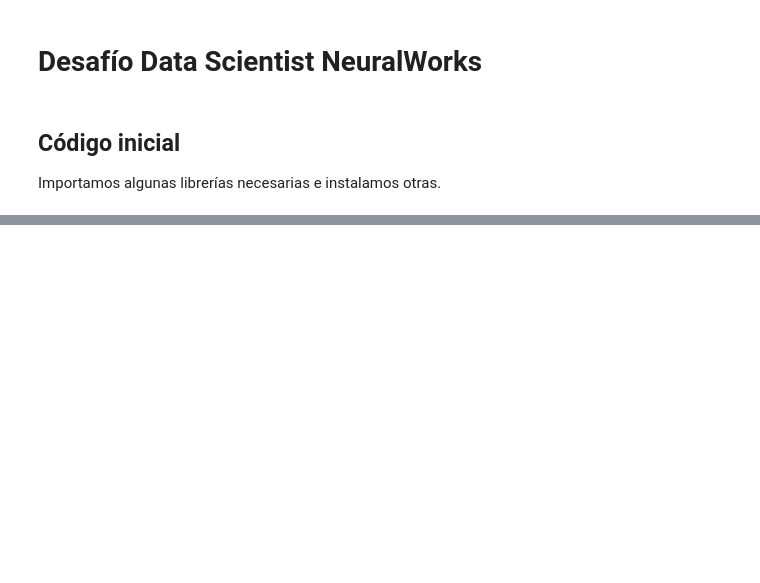
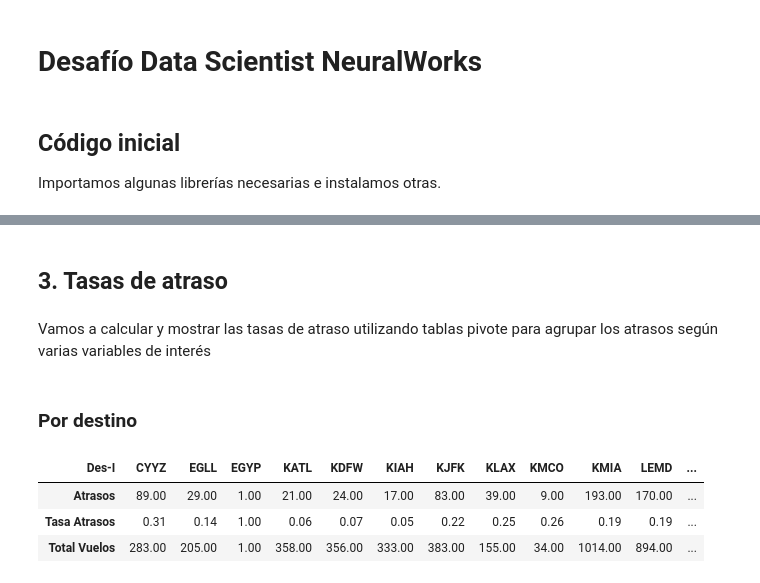
Before and after one commit to miguel-mf/challenge_ds_neuralworks, a Jupyter notebook: Challenge_Vuelos.ipynb, the cells around one changed output, grey strips where cells are left out. Cells and saved outputs as stored; diff of their text form; code cells hidden in the pictures; blank space fills up the shorter version.

```diff
--- a/Challenge_Vuelos.ipynb
+++ b/Challenge_Vuelos.ipynb
@@ -82,7 +88,7 @@ Notamos dos cosas enseguida:
 # %%
-#df['Vlo-I'] = pd.to_numeric(df['Vlo-I'], errors='coerce')
-#df['Vlo-O'] = pd.to_numeric(df['Vlo-O'], errors='coerce')
-#df.dropna(axis=0, inplace=True)
+df['Vlo-I'] = pd.to_numeric(df['Vlo-I'], errors='coerce')
+df['Vlo-O'] = pd.to_numeric(df['Vlo-O'], errors='coerce')
+df.dropna(inplace=True)
 # %%
 profile = ProfileReport(df, title="Profiling Report")
 # %%
@@ -121,0 +135,5 @@ Si bien estas variables no se utilizarán para entrenar un modelo, sí podrían
+# %%
+df['Fecha-O'] = pd.to_datetime(df['Fecha-O'], format='%Y-%m-%d %H:%M:%S', errors='coerce')
+df['Fecha-I'] = pd.to_datetime(df['Fecha-I'], format='%Y-%m-%d %H:%M:%S', errors='coerce')
+#Verificamos si hubo alguna fecha con error
+print(f'Al transformar a formato datetime se encontraron {df["Fecha-O"].isnull().sum()} con error en Fecha-O y {df["Fecha-I"].isnull().sum()} con error en Fecha-I')
@@ -121,0 +144,18 @@ Si bien estas variables no se utilizarán para entrenar un modelo, sí podrían
+# %%
+""" Por claridad podemos recordar que: - Diciembre = 12
+                                       - Febrero = 2
+                                       - Marzo = 3
+                                       - Julio = 7
+                                       - Septiembre = 9
+"""
+
+df['temporada_alta'] = df['Fecha-I'].apply(lambda fecha: 1 if (((fecha.month<=2) or (fecha.month==3 and fecha.day<=3) | (fecha.month==12 and fecha.day>=15))
+                                                              or (fecha.month==7 and (fecha.day>=15 and fecha.day<=31))
+                                                              or (fecha.month==9 and (fecha.day>=11 and fecha.day<=30)))
+                                                           else 0)
+df['dif_min'] = df['Fecha-O']-df['Fecha-I']
+df['atraso_15'] = df['dif_min'].apply(lambda tiempo: 1 if tiempo.total_seconds() > 15*60
+                                                       else 0)
+df['periodo_dia'] = df['Fecha-I'].apply(lambda fecha: 'mañana' if (fecha.hour >= 5 and fecha.hour < 12)
+                                                               else ('tarde' if (fecha.hour >= 12 and fecha.hour < 19)
+                                                                    else 'noche'))
@@ -121,0 +166,27 @@ Si bien estas variables no se utilizarán para entrenar un modelo, sí podrían
+# %% [markdown]
+## 3. Tasas de atraso
+# %% [markdown]
+Vamos a calcular y mostrar las tasas de atraso utilizando tablas pivote para agrupar los atrasos según varias variables de interés
+# %%
+# Definimos una función que recibe una tabla pivote y la descompone en 3 variables
+def determinador_ratios(df_aux):
+  for index, row in df_aux.iterrows():
+    if index == 'count':
+      count = row
+    else:
+      sum = row
+  series_1 = sum.rename('Atrasos')
+  series_2 = (sum/count).rename('Tasa Atrasos')
+  series_3 = count.rename('Total Vuelos').astype(int)
+  df_aux = pd.concat([series_1,series_2,series_3],axis=1, join='inner')
+  return df_aux.T
+# %% [markdown]
+### Por destino
+# %%
+df_aux = pd.pivot_table(df, values= "atraso_15", index=['Des-I'], aggfunc=('sum','count')).T
+determinador_ratios(df_aux)
+# %% [output]
+| Des-I | CYYZ | EGLL | EGYP | KATL | KDFW | KIAH | KJFK | KLAX | KMCO | KMIA | LEMD | ... |
+| Atrasos | 89.00 | 29.00 | 1.00 | 21.00 | 24.00 | 17.00 | 83.00 | 39.00 | 9.00 | 193.00 | 170.00 | ... |
+| Tasa Atrasos | 0.31 | 0.14 | 1.00 | 0.06 | 0.07 | 0.05 | 0.22 | 0.25 | 0.26 | 0.19 | 0.19 | ... |
+| Total Vuelos | 283.00 | 205.00 | 1.00 | 358.00 | 356.00 | 333.00 | 383.00 | 155.00 | 34.00 | 1014.00 | 894.00 | ... |
```
Also changed, not shown: parts of 26 cells of this notebook.
